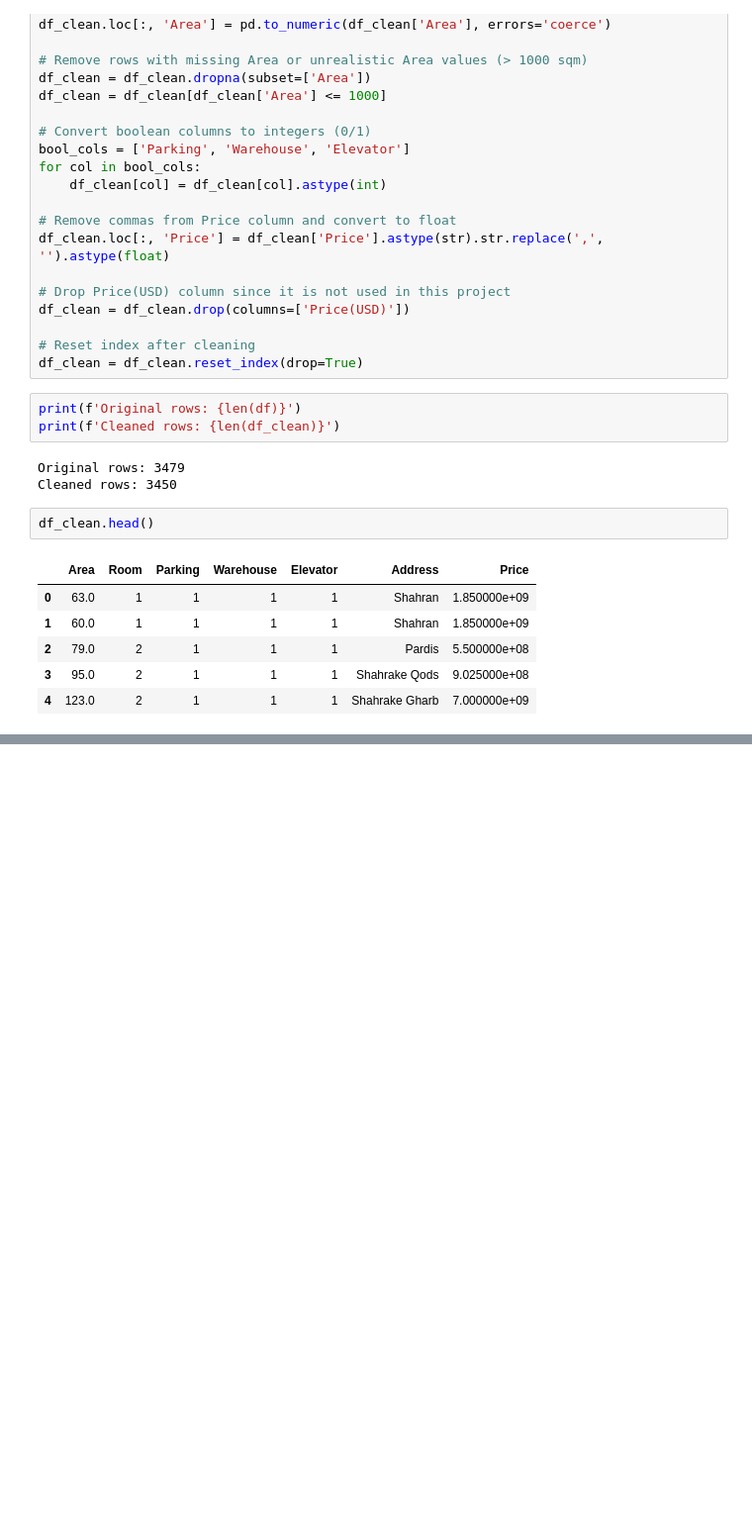
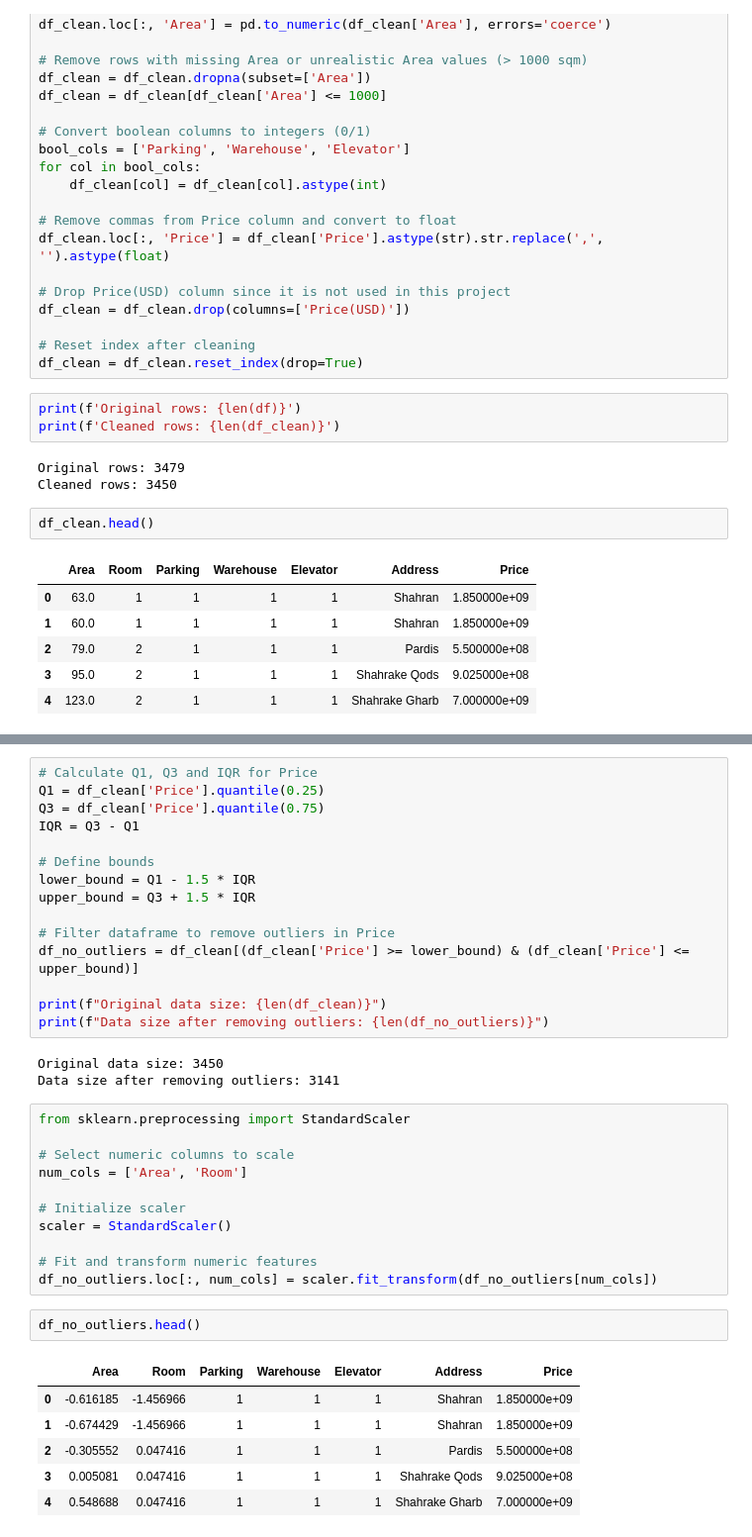
Before and after one commit to fatiimahoseini/House-Price-Prediction-Tehran, a Jupyter notebook: notebooks/EDA_Modeling.ipynb, the cells around one changed output, grey strips where cells are left out. Shown: that part at 99% size. Drawn from its saved outputs; the diff is of its cells as text; blank space fills up the shorter version.

Commit message:
Data Preparation

```diff
--- a/notebooks/EDA_Modeling.ipynb
+++ b/notebooks/EDA_Modeling.ipynb
@@ -264,0 +253,38 @@ X_train.head()
+# %%
+# Calculate Q1, Q3 and IQR for Price
+Q1 = df_clean['Price'].quantile(0.25)
+Q3 = df_clean['Price'].quantile(0.75)
+IQR = Q3 - Q1
+
+# Define bounds
+lower_bound = Q1 - 1.5 * IQR
+upper_bound = Q3 + 1.5 * IQR
+
+# Filter dataframe to remove outliers in Price
+df_no_outliers = df_clean[(df_clean['Price'] >= lower_bound) & (df_clean['Price'] <= upper_bound)]
+
+print(f"Original data size: {len(df_clean)}")
+print(f"Data size after removing outliers: {len(df_no_outliers)}")
+# %% [output]
+Original data size: 3450
+Data size after removing outliers: 3141
+# %%
+from sklearn.preprocessing import StandardScaler
+
+# Select numeric columns to scale
+num_cols = ['Area', 'Room']
+
+# Initialize scaler
+scaler = StandardScaler()
+
+# Fit and transform numeric features
+df_no_outliers.loc[:, num_cols] = scaler.fit_transform(df_no_outliers[num_cols])
+# %%
+df_no_outliers.head()
+# %% [output]
+|  | Area | Room | Parking | Warehouse | Elevator | Address | Price |
+| 0 | -0.616185 | -1.456966 | 1 | 1 | 1 | Shahran | 1.850000e+09 |
+| 1 | -0.674429 | -1.456966 | 1 | 1 | 1 | Shahran | 1.850000e+09 |
+| 2 | -0.305552 | 0.047416 | 1 | 1 | 1 | Pardis | 5.500000e+08 |
+| 3 | 0.005081 | 0.047416 | 1 | 1 | 1 | Shahrake Qods | 9.025000e+08 |
+| 4 | 0.548688 | 0.047416 | 1 | 1 | 1 | Shahrake Gharb | 7.000000e+09 |
```
Also changed, not shown: parts of 12 cells of this notebook.
